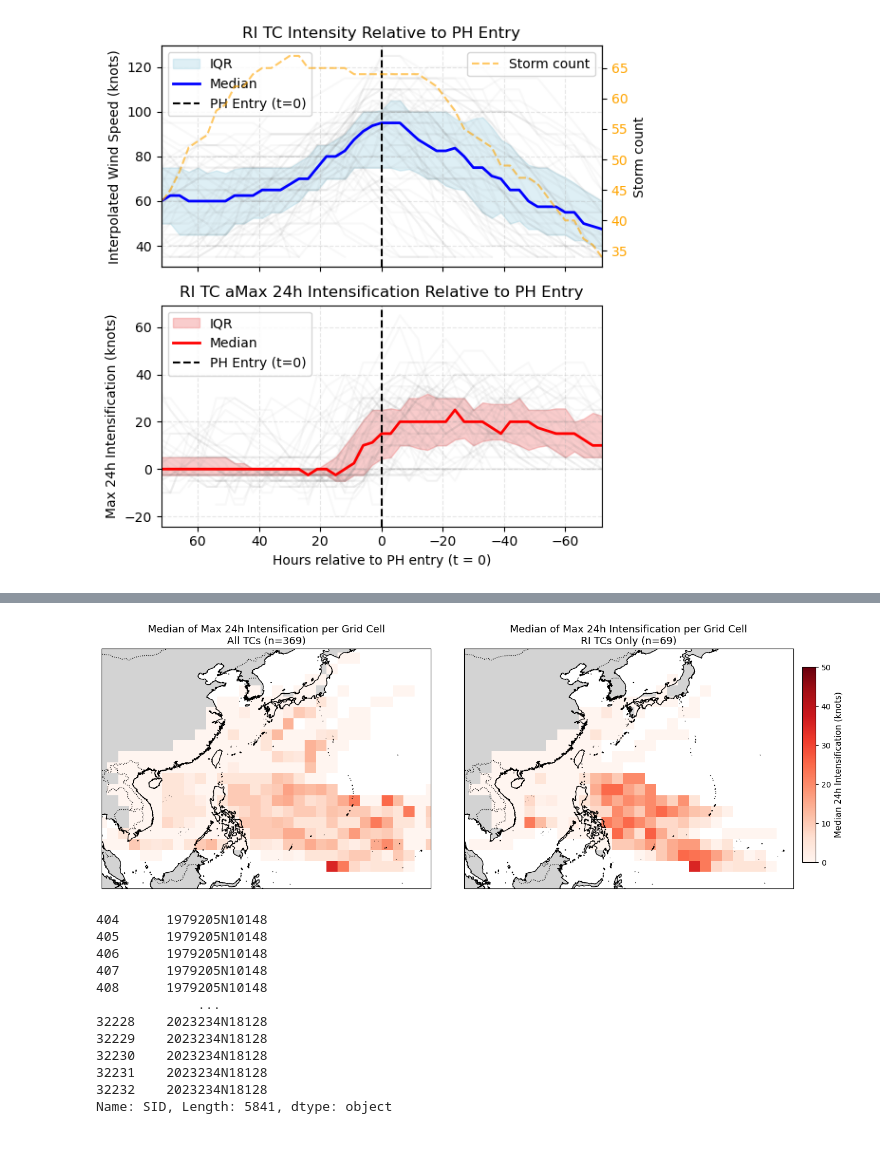
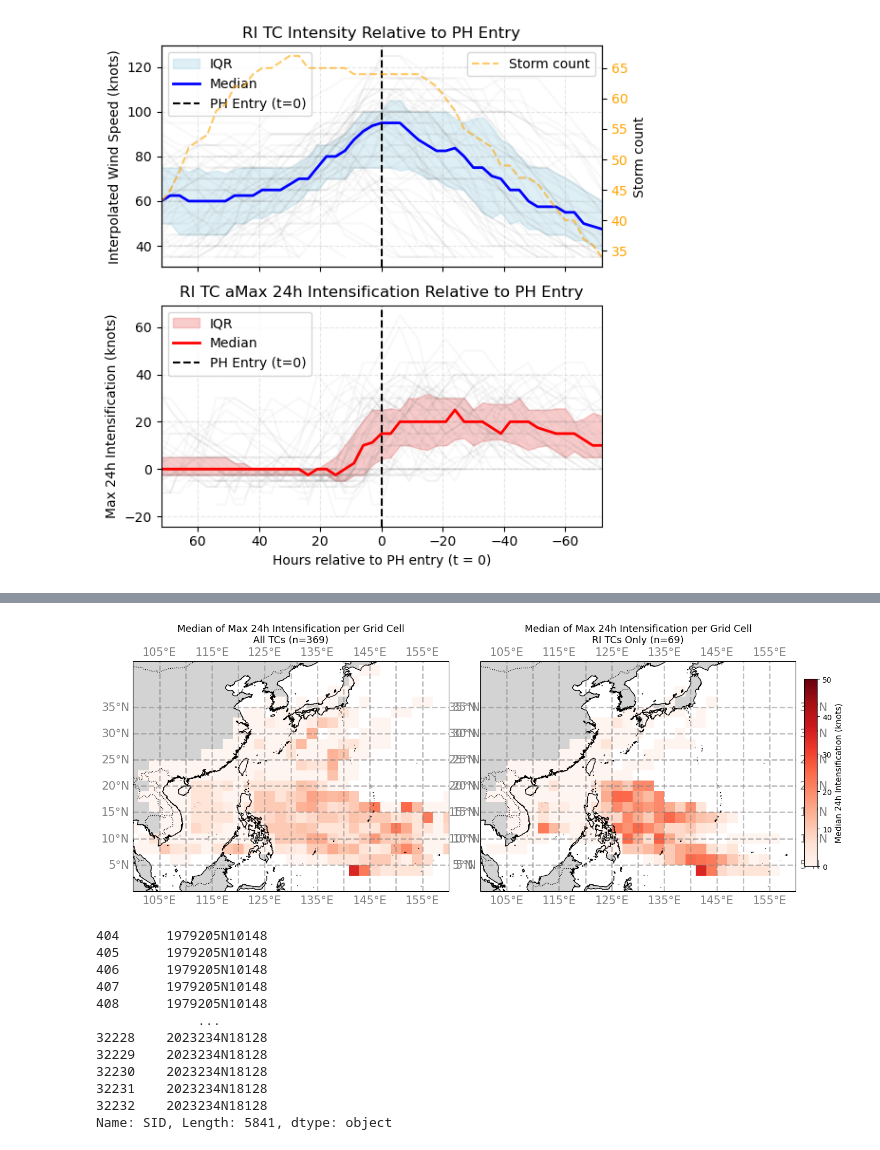
Before and after one commit to baracoma/tc-statistics, a Jupyter notebook: calculate-lifetime.ipynb, the cells around one changed output, grey strips where cells are left out. Cells and saved outputs as stored; diff of their text form; code cells hidden in the pictures.

Commit message:
fixed labels

```diff
--- a/calculate-lifetime.ipynb
+++ b/calculate-lifetime.ipynb
@@ -1170,6 +1173,8 @@ import matplotlib.pyplot as plt
 import cartopy.crs as ccrs
 import cartopy.feature as cfeature
 import numpy as np
+import matplotlib.ticker as mticker
+from cartopy.mpl.gridliner import LONGITUDE_FORMATTER, LATITUDE_FORMATTER
 
 # Reusable function
 def compute_grid(df, bin_size, var='max_24h_intensification'):
@@ -1187,44 +1192,64 @@ def compute_grid(df, bin_size, var='max_24h_intensification'):
 
 # Parameters
 bin_size = 2
-df_all = df_ph_labeled[df_ph_labeled['max_24h_intensification'].notna()].copy()
-df_ri = df_ph_labeled[(df_ph_labeled['is_RI']) & (df_ph_labeled['max_24h_intensification'].notna())].copy()
-n_all = df_all['SID'].nunique()
-n_ri = df_ri['SID'].nunique()
+df_all_map = df_ph_labeled[df_ph_labeled['max_24h_intensification'].notna()].copy()
+df_ri_map = df_ph_labeled[(df_ph_labeled['is_RI']) & (df_ph_labeled['max_24h_intensification'].notna())].copy()
+n_all = df_all_map['SID'].nunique()
+n_ri = df_ri_map['SID'].nunique()
 
 # Compute data
-lon1, lat1, Z1 = compute_grid(df_all, bin_size)
-lon2, lat2, Z2 = compute_grid(df_ri, bin_size)
+lon1, lat1, Z1 = compute_grid(df_all_map, bin_size)
+lon2, lat2, Z2 = compute_grid(df_ri_map, bin_size)
 
 # Plotting
 fig, axs = plt.subplots(1, 2, figsize=(16, 7), subplot_kw={'projection': ccrs.PlateCarree()})
 titles = [
     f"All TCs (n={n_all})",
     f"RI TCs Only (n={n_ri})"
 ]
 datasets = [(lon1, lat1, Z1), (lon2, lat2, Z2)]
 
-for ax, (lon, lat, Z), title in zip(axs, datasets, titles):
+for i, (ax, (lon, lat, Z), title) in enumerate(zip(axs, datasets, titles)):
     mesh = ax.pcolormesh(lon, lat, Z, shading='auto', cmap='Reds', vmin=0, vmax=50)
     ax.set_title(f"Median of Max 24h Intensification per Grid Cell\n{title}", fontsize=13)
     ax.set_extent([100, 160, 0, 40])
     ax.coastlines(resolution='10m')
     ax.add_feature(cfeature.BORDERS, linestyle=':')
     ax.add_feature(cfeature.LAND, facecolor='lightgray')
     ax.add_feature(cfeature.OCEAN, facecolor='white')
 
+    # Add gridlines (Longitude and Latitude)
+    gl = ax.gridlines(crs=ccrs.PlateCarree(), draw_labels=True,
+                      linewidth=2, color='gray', alpha=0.5, linestyle='--')
+
+    # Disable labels for the top and right gridlines
+    # gl.xlabels_top = False
+    # gl.ylabels_left = False
+
+    # gl.xlines = False
+
+    # Customize gridlines and format labels
+    gl.xlocator = mticker.FixedLocator(np.arange(100, 160, 5))  # Specify longitude ticks
+    gl.ylocator = mticker.FixedLocator(np.arange(0, 40, 5))  # Specify latitude ticks
+    gl.xformatter = LONGITUDE_FORMATTER  # Format longitude labels
+    gl.yformatter = LATITUDE_FORMATTER  # Format latitude labels
+
+    # Optional: Adjust label style (size, color, etc.)
+    gl.xlabel_style = {'size': 15, 'color': 'gray'}
+    gl.ylabel_style = {'size': 15, 'color': 'gray'}
+
 # Shared colorbar for Cartopy axes (manually positioned)
 cbar_ax = fig.add_axes([0.91, 0.25, 0.015, 0.5])  # [left, bottom, width, height]
-cbar = fig.colorbar(mesh, cax=cbar_ax)
+cbar = plt.colorbar(mesh, cax=cbar_ax)
 cbar.set_label('Median 24h Intensification (knots)', fontsize=11)
-
 
 # Avoid tight_layout (for Cartopy)
 fig.subplots_adjust(wspace=0.1, bottom=0.1, top=0.88)
 
 plt.show()
+fig.savefig('tc_intensification_map.png', dpi=300, bbox_inches='tight')
 # %% [output]
-[figure, old version]
+[figure, new version]
 # %%
 df_ph_labeled[df_ph_labeled['is_RI']].SID
 # %% [output]
```
Also changed, not shown: parts of 1 cell of this notebook.
